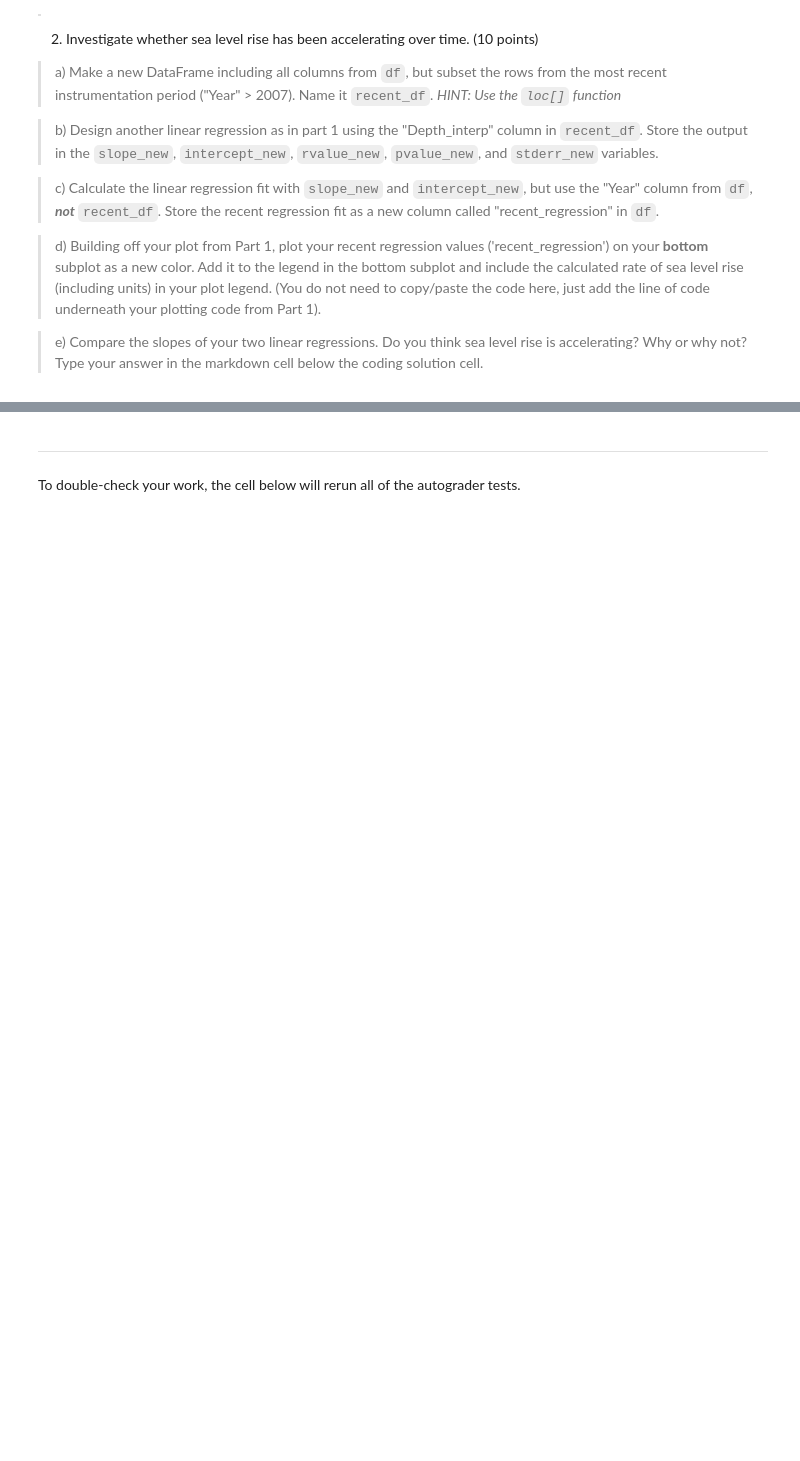
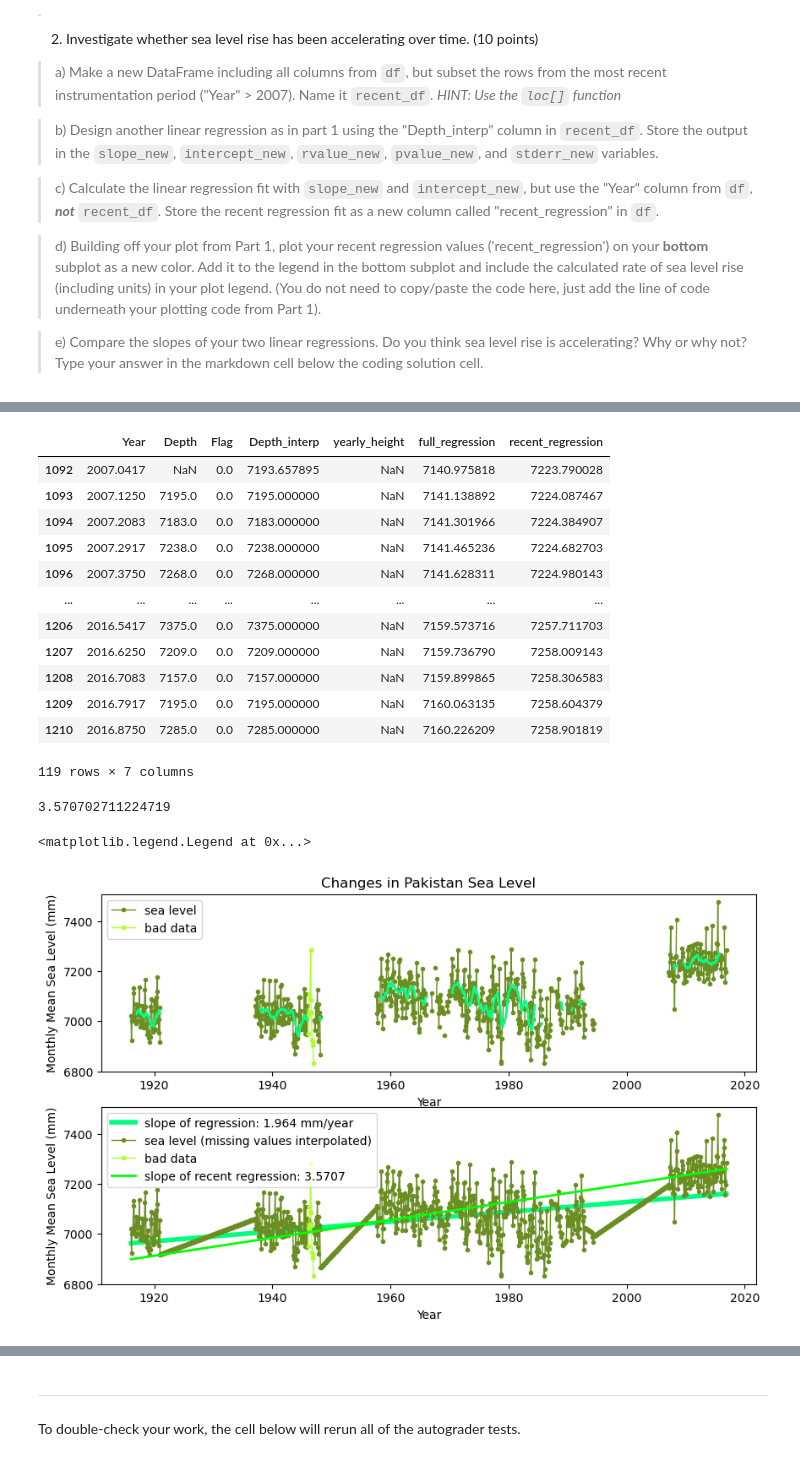
Before and after one commit to zoemae/homework4_student, a Jupyter notebook: HW4.ipynb, the cells around one changed output, grey strips where cells are left out. Drawn from its saved outputs; the diff is of its cells as text; code cells hidden in the pictures; blank space fills up the shorter version.

```diff
--- a/HW4.ipynb
+++ b/HW4.ipynb
@@ -315,0 +470,62 @@ slope_new, intercept_new, rvalue_new, pvalue_new, stderr_new = ""
+# %%
+print("Part 1: ")
+# 5.1.A. your code to calculate the linear regression
+slope, intercept, rvalue, pvalue, stderr = stats.linregress(year_month, depth_interp)
+
+# 5.1.B. your code to calculate the linear regression fit
+df['full_regression'] = depth_interp = slope * year_month + intercept #y = mx + b --> depth_interp = slope * year_month + intercept
+
+#5.1.C-D. PLOT
+
+#TOP SUBPLOT
+fig, ax = plt.subplots(nrows=2, figsize = (10,6))
+ax[0].plot(year_month, depth_mm, 'o-', color='olivedrab', linewidth='1', markersize='3', label='sea level')
+ax[0].plot(badyears, baddepths, 'o-', color='greenyellow', linewidth='1', markersize='3', label = 'bad data')
+ax[0].set_xlabel('Year')
+ax[0].set_ylabel('Monthly Mean Sea Level (mm)')
+ax[0].set_title('Changes in Pakistan Sea Level')
+ax[0].legend()
+
+yearly_height = df['yearly_height']   #add rolling average var
+
+ax[0].plot(year_month, yearly_height, color='springgreen', linewidth='2')     #plot rolling average
+
+#BOTTOM SUBPLOT
+depth_interp = df['Depth_interp']  #add depth interp var
+
+full_regression = df['full_regression']      #add regression var
+
+ax[1].plot(year_month, full_regression, color='springgreen', linewidth = '4', label = 'slope of regression: 1.964 mm/year')  #plot regression
+
+ax[1].plot(year_month, depth_interp, 'o-', color='olivedrab', linewidth='1', markersize='3', label='sea level (missing values interpolated)')
+ax[1].plot(badyears, baddepths, 'o-', color='greenyellow', linewidth='1', markersize='3', label = 'bad data')
+ax[1].set_xlabel('Year')
+ax[1].set_ylabel('Monthly Mean Sea Level (mm)')
+ax[1].legend()
+
+print(slope)
+
+
+print("Part 2: ")
+# your code
+
+recent_df = df.loc[df['Year'] > 2007]
+display(recent_df)
+
+# your code to calculate the linear regression for recent data
+recent_year_month = recent_df['Year']
+recent_depth_interp = recent_df['Depth_interp']
+
+slope_new, intercept_new, rvalue_new, pvalue_new, stderr_new = stats.linregress(recent_year_month, recent_depth_interp)
+
+# your code to calculate the linear regression fit for recent data
+df['recent_regression'] = recent_depth_interp = slope_new * year_month + intercept_new
+
+print(slope_new)
+
+# your code to plot
+
+recent_regression = df['recent_regression']
+ax[1].plot(year_month, recent_regression, linewidth='2', color='lime', label='slope of recent regression: 3.5707')
+ax[1].legend()
+# %% [output]
@@ -315,0 +535,16 @@ slope_new, intercept_new, rvalue_new, pvalue_new, stderr_new = ""
+|  | Year | Depth | Flag | Depth_interp | yearly_height | full_regression | recent_regression |
+| 1092 | 2007.0417 | NaN | 0.0 | 7193.657895 | NaN | 7140.975818 | 7223.790028 |
+| 1093 | 2007.1250 | 7195.0 | 0.0 | 7195.000000 | NaN | 7141.138892 | 7224.087467 |
+| 1094 | 2007.2083 | 7183.0 | 0.0 | 7183.000000 | NaN | 7141.301966 | 7224.384907 |
+| 1095 | 2007.2917 | 7238.0 | 0.0 | 7238.000000 | NaN | 7141.465236 | 7224.682703 |
+| 1096 | 2007.3750 | 7268.0 | 0.0 | 7268.000000 | NaN | 7141.628311 | 7224.980143 |
+| ... | ... | ... | ... | ... | ... | ... | ... |
+| 1206 | 2016.5417 | 7375.0 | 0.0 | 7375.000000 | NaN | 7159.573716 | 7257.711703 |
+| 1207 | 2016.6250 | 7209.0 | 0.0 | 7209.000000 | NaN | 7159.736790 | 7258.009143 |
+| 1208 | 2016.7083 | 7157.0 | 0.0 | 7157.000000 | NaN | 7159.899865 | 7258.306583 |
+| 1209 | 2016.7917 | 7195.0 | 0.0 | 7195.000000 | NaN | 7160.063135 | 7258.604379 |
+| 1210 | 2016.8750 | 7285.0 | 0.0 | 7285.000000 | NaN | 7160.226209 | 7258.901819 |
+119 rows × 7 columns
+3.570702711224719
+<matplotlib.legend.Legend at 0x...>
+[figure, added]
```
Also changed, not shown: parts of 12 cells of this notebook, 1 other file.
